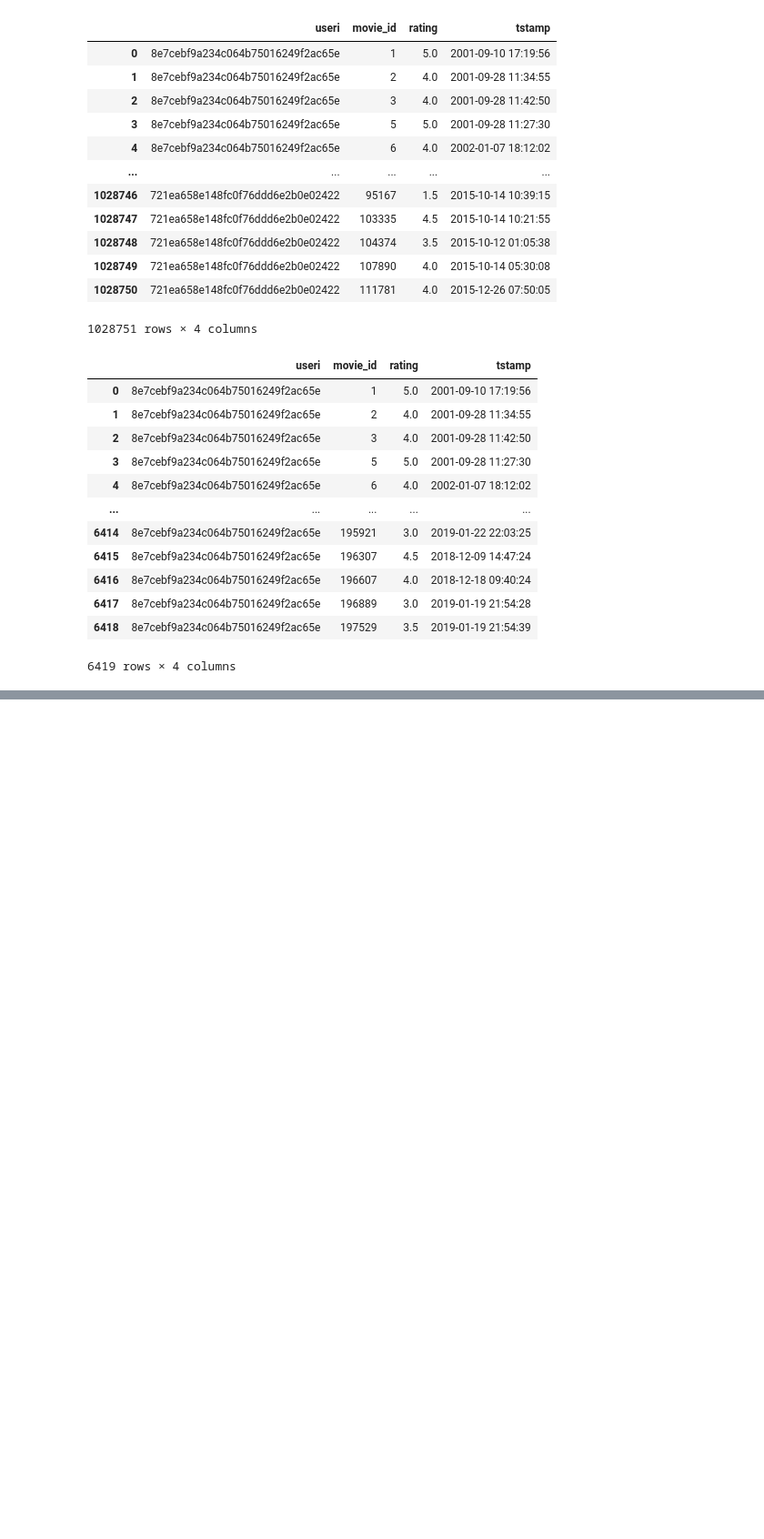
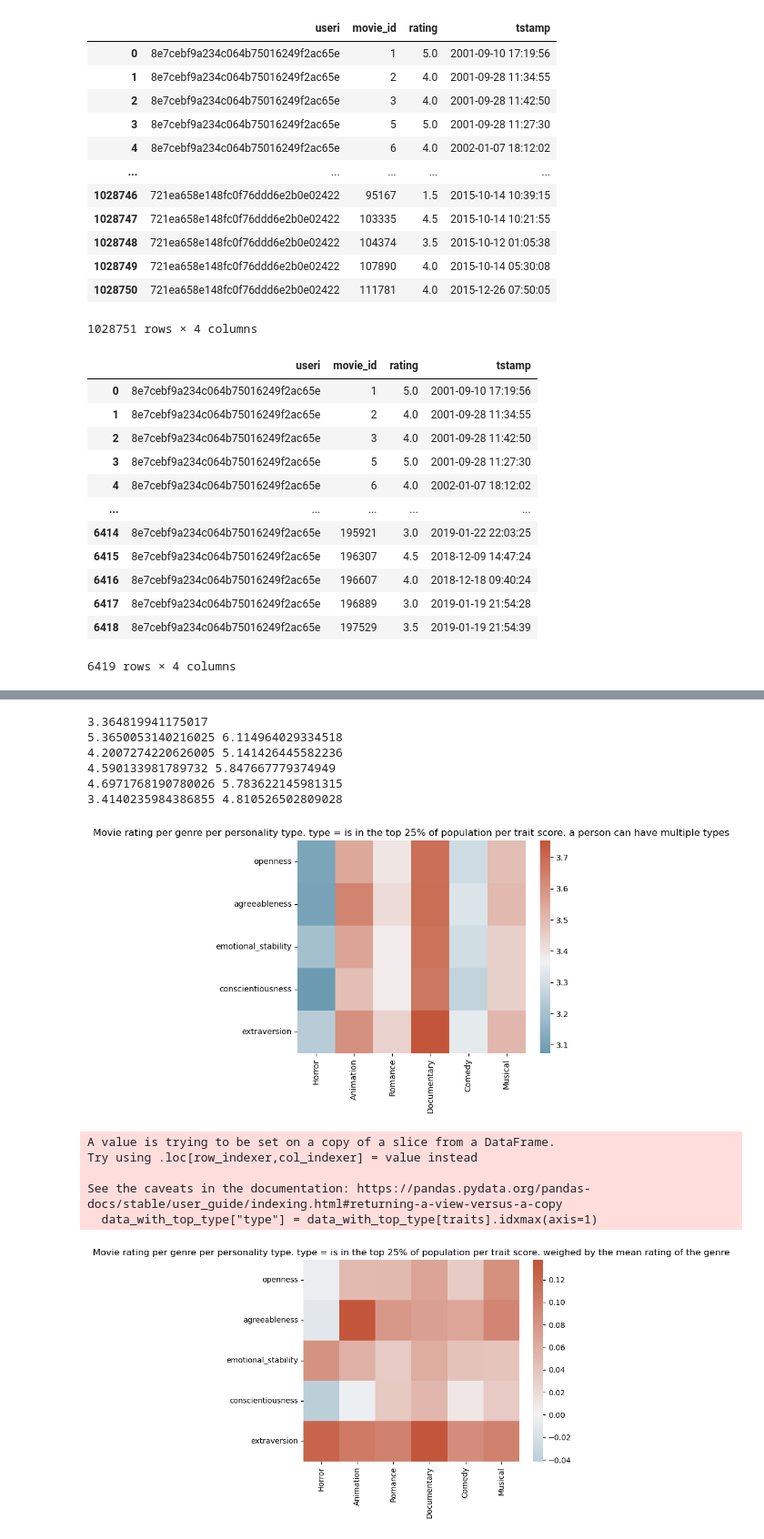
Before and after one commit to fabsch225/ds-practice, a Jupyter notebook: task1/main.ipynb, the cells around one changed output, grey strips where cells are left out. Shown: that part at 91% size. Saved outputs shown, nothing was run; the diff lists cells and outputs as text; code cells hidden in the pictures; blank space fills up the shorter version.

```diff
--- a/task1/main.ipynb
+++ b/task1/main.ipynb
@@ -68,0 +83,69 @@ sns.pairplot(data[data["movie_id"] == 2], kind="hist")
+# %%
+import scipy.stats as st
+import matplotlib.pyplot as plt
+
+mean_ratings = np.zeros([5, 6])
+traits = ["openness", "agreeableness", "emotional_stability",
+       "conscientiousness", "extraversion"]
+
+global_mean = rating_data_by_genre["rating"].mean()
+print(global_mean)
+for i in range(0, 5):
+    trait = traits[i]
+    trait_avg = rating_data_by_genre[trait].mean()
+    trait_var = rating_data_by_genre[trait].var()
+    cutoff = st.norm.ppf(0.75, trait_avg, trait_var)
+    print(trait_avg, cutoff)
+    special_individuals = rating_data_by_genre[rating_data_by_genre[trait] > cutoff]
+    for j in range(0, 6):
+        genre = types[j]
+        mean_ratings[i, j] = special_individuals[special_individuals[genre] == 1]["rating"].mean()
+
+
+plt.title("Movie rating per genre per personality type. type = is in the top 25% of population per trait score. a person can have multiple types")
+sns.heatmap(mean_ratings, center=global_mean, cmap=cmap, yticklabels=traits, xticklabels=types)
+plt.show()
+means_per_genre = np.zeros([5, 6])
+
+for j in range(0, 6):
+    genre = types[j]
+    m = rating_data_by_genre[rating_data_by_genre[genre] == 1]["rating"].mean()
+    for i in range(0, 5):
+        means_per_genre[i, j] = m
+
+plt.show()
+plt.title("Movie rating per genre per personality type. type = is in the top 25% of population per trait score. weighed by the mean rating of the genre")
+sns.heatmap(mean_ratings - means_per_genre, center=0, cmap=cmap, yticklabels=traits, xticklabels=types)
+
+
+mean_ratings_top_type = np.zeros([5, 6])
+traits = ["openness", "agreeableness", "emotional_stability",
+       "conscientiousness", "extraversion"]
+
+data_with_top_type = rating_data_by_genre
+data_with_top_type["type"] = data_with_top_type[traits].idxmax(axis=1)
+
+for i in range(0, 5):
+    trait = traits[i]
+    special_individuals = data_with_top_type[data_with_top_type["type"] == trait]
+    for j in range(0, 6):
+        genre = types[j]
+        mean_ratings_top_type[i, j] = special_individuals[special_individuals[genre] == 1]["rating"].mean()
+plt.show()
+plt.title("Means per genre per top personality trait")
+sns.heatmap(mean_ratings_top_type, center=global_mean, cmap=cmap, yticklabels=traits, xticklabels=types)
+plt.show()
+# %% [output]
+3.364819941175017
+5.3650053140216025 6.114964029334518
+4.2007274220626005 5.141426445582236
+4.590133981789732 5.847667779374949
+4.6971768190780026 5.783622145981315
+3.4140235984386855 4.810526502809028
+[figure, added]
+A value is trying to be set on a copy of a slice from a DataFrame.
+Try using .loc[row_indexer,col_indexer] = value instead
+
+See the caveats in the documentation: https://pandas.pydata.org/pandas-docs/stable/user_guide/indexing.html#returning-a-view-versus-a-copy
+  data_with_top_type["type"] = data_with_top_type[traits].idxmax(axis=1)
+[figure, added]
```
Also changed, not shown: parts of 9 cells of this notebook.
